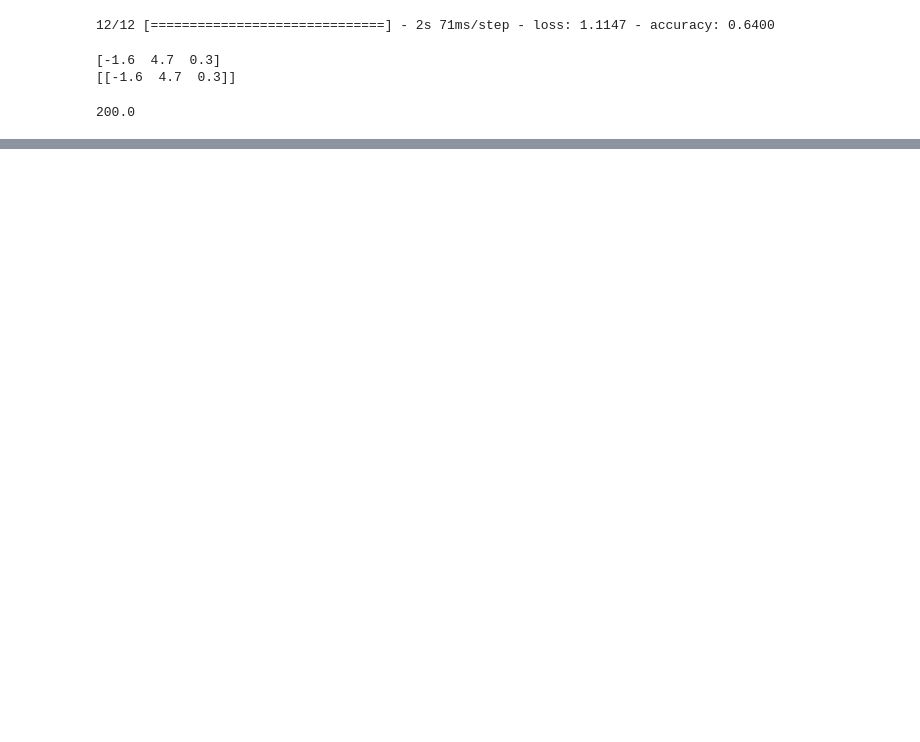
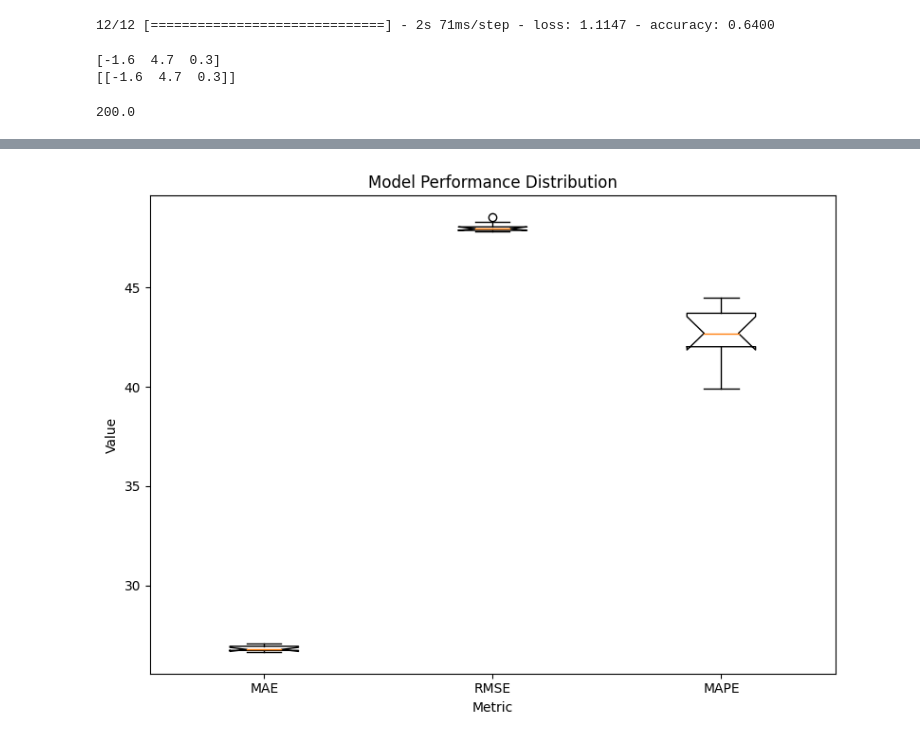
Before and after one commit to baasare/addshare, a Jupyter notebook: main.ipynb, the cells around one changed output, grey strips where cells are left out. Saved outputs shown, nothing was run; the diff lists cells and outputs as text; code cells hidden in the pictures; blank space fills up the shorter version.

```diff
--- a/main.ipynb
+++ b/main.ipynb
@@ -238,0 +555,28 @@ print(sum([200 / 5] * 5))
+# %%
+import matplotlib.pyplot as plt
+
+# Sample data (replace with your actual values)
+epochs = range(1, 11)  # 10 epochs
+mae = [26.72, 26.65, 27.06, 26.92, 26.93, 26.76, 26.69, 26.78, 27.02, 26.73]
+rmse = [48.54, 48.31, 47.84, 47.89, 47.88, 47.98, 48.08, 47.96, 47.85, 48.01, ]
+mape = [39.92, 40.72, 44.48, 43.65, 43.73, 42.60, 41.91, 42.80, 44.25, 42.37]
+
+plt.figure(figsize=(8, 6))
+# Create a figure and subplots
+
+# Box plots
+plt.boxplot([mae, rmse, mape], labels=["MAE", "RMSE", "MAPE"], notch=True)
+plt.title("Model Performance Distribution")
+plt.xlabel("Metric")
+plt.ylabel("Value")
+
+# Customize the plot (optional)
+plt.tight_layout()
+
+# Save plot a s a png
+plt.savefig("box_plot.png")
+
+# Show the plot
+plt.show()
+# %% [output]
+[figure, added]
```
Also changed, not shown: parts of 10 cells of this notebook, 16 other files.
